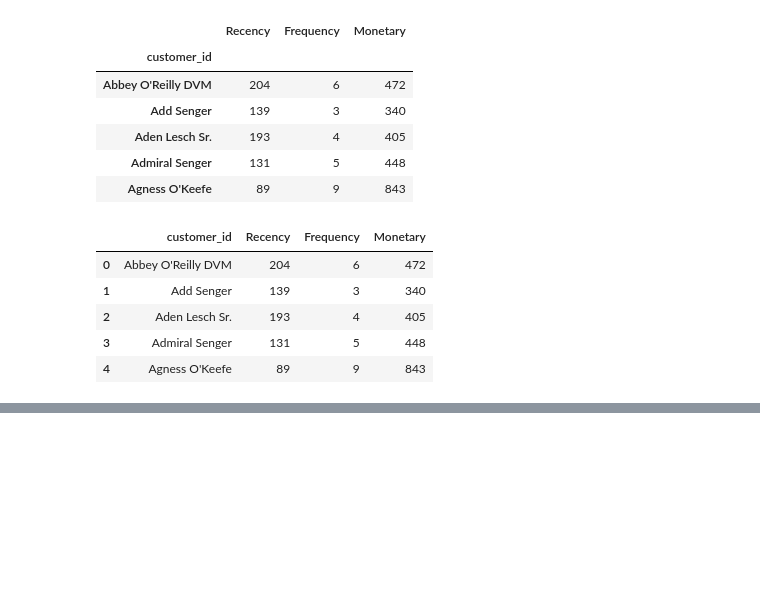
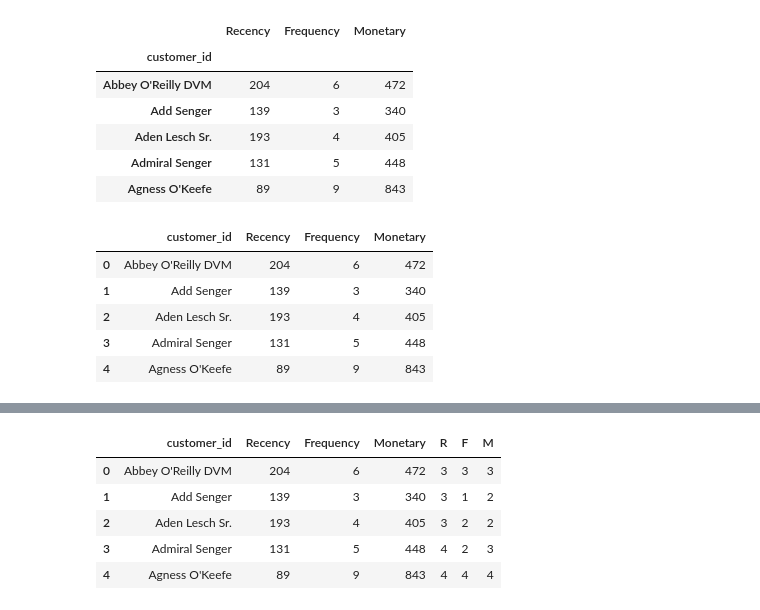
Before and after one commit to karamian-ani/data_analytics_with_python, a Jupyter notebook: notebooks/11_RFM.ipynb, the cells around one changed output, grey strips where cells are left out. Cells and saved outputs as stored; diff of their text form; code cells hidden in the pictures; blank space fills up the shorter version.

```diff
--- a/notebooks/11_RFM.ipynb
+++ b/notebooks/11_RFM.ipynb
@@ -88,0 +98,4 @@ rfm.head()
+# %%
+rfm['R'] = pd.qcut(rfm['Recency'], 4, ['4', '3', '2','1'])
+rfm['F'] = pd.qcut(rfm['Frequency'], 4, ['1', '2', '3','4'])
+rfm['M'] = pd.qcut(rfm['Monetary'], 4, ['1', '2', '3','4'])
@@ -88,0 +118,9 @@ rfm.head()
+# %%
+rfm.head()
+# %% [output]
+|  | customer_id | Recency | Frequency | Monetary | R | F | M |
+| 0 | Abbey O'Reilly DVM | 204 | 6 | 472 | 3 | 3 | 3 |
+| 1 | Add Senger | 139 | 3 | 340 | 3 | 1 | 2 |
+| 2 | Aden Lesch Sr. | 193 | 4 | 405 | 3 | 2 | 2 |
+| 3 | Admiral Senger | 131 | 5 | 448 | 4 | 2 | 3 |
+| 4 | Agness O'Keefe | 89 | 9 | 843 | 4 | 4 | 4 |
```
Also changed, not shown: parts of 2 cells of this notebook.
